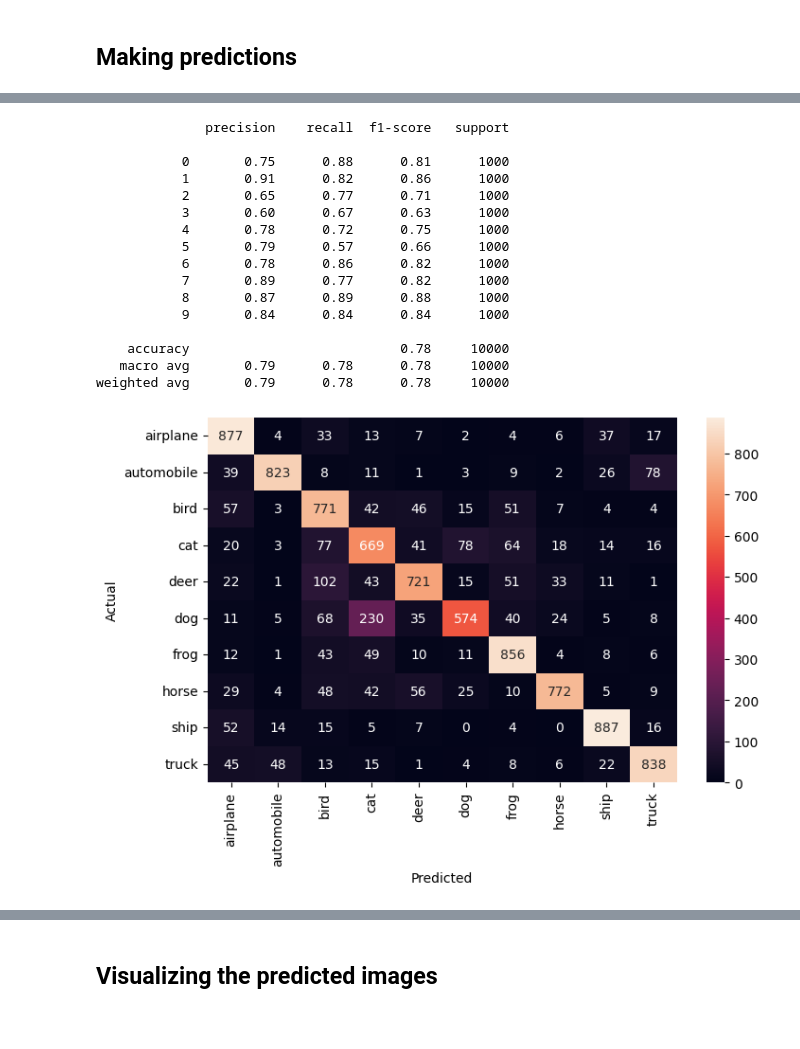
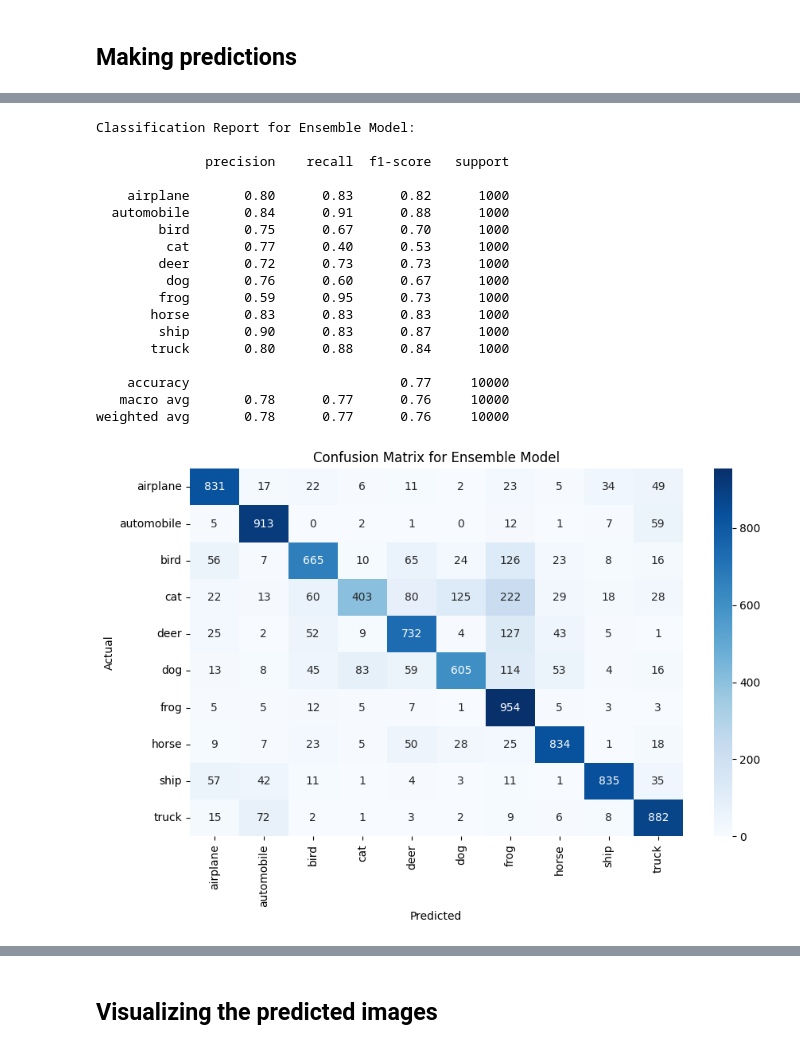
Before and after one commit to arashshams/Deep-Learning-CIFAR-Classifier, a Jupyter notebook: notebooks/CIFAR_10_Image_Classification.ipynb, the cells around one changed output, grey strips where cells are left out. Drawn from its saved outputs; the diff is of its cells as text; code cells hidden in the pictures.

```diff
--- a/notebooks/CIFAR_10_Image_Classification.ipynb
+++ b/notebooks/CIFAR_10_Image_Classification.ipynb
@@ -285,7 +285,7 @@ Let's now train the model for **10** epoch, which is a full pass through of the
 history_1 = model_1.fit(
     train_ds,
     validation_data=val_ds,
-    epochs=10,
+    epochs=15,
     verbose=2
 )
 # %% [output]
@@ -438,7 +435,7 @@ model_2.compile(
 history_2 = model_2.fit(
     train_ds,
     validation_data=val_ds,
-    epochs=10,
+    epochs=15,
     verbose=2
 )
 # %% [output]
@@ -820,10 +850,16 @@ In this final model, in whcih I applied transfer learning using **VGG16** as the
 # %%
-# Making predictions on the test data
-y_pred_test = model_4.predict(x_test_normalized)
+# Making predictions on the test data using all four models
+pred1 = model_1.predict(test_ds)
+pred2 = model_2.predict(test_ds)
+pred3 = model_3.predict(test_ds)
+pred4 = model_4.predict(test_ds)
 
-# Converting probabilities to class labels
-y_pred_test_classes = np.argmax(y_pred_test, axis = 1)
+# Simple soft voting: averaging probability distributions
+final_proba = (pred1 + pred2 + pred3 + pred4) / 4.0
+
+# Converting probabilities to predicted class labels
+final_pred_classes = np.argmax(final_proba, axis=1)
 
 # Calculating the probability of the predicted class
-y_pred_test_max_probas = np.max(y_pred_test, axis = 1)
+final_pred_max_probas = np.max(final_proba, axis=1)
 # %% [output]
@@ -831,40 +870,46 @@ y_pred_test_max_probas = np.max(y_pred_test, axis = 1)
 # %%
-# Importing required functions
-from sklearn.metrics import classification_report
 
-from sklearn.metrics import confusion_matrix
+from sklearn.metrics import classification_report, confusion_matrix
+
+# Ensemble true and predicted labels
+y_true = y_test_flat                     # true labels (1D integer array)
+y_pred = final_pred_classes              # ensemble predictions
 
 # Printing the classification report
-print(classification_report(y_test, y_pred_test_classes))
+print("Classification Report for Ensemble Model:\n")
+print(classification_report(y_true, y_pred, target_names=cifar10_classes))
 
-# Plotting the heatmap using confusion matrix
-cm = confusion_matrix(y_test, y_pred_test_classes)
+# Compute confusion matrix
+cm = confusion_matrix(y_true, y_pred)
 
-plt.figure(figsize = (8, 5))
-
-sns.heatmap(cm, annot = True,  fmt = '.0f', xticklabels = cifar10_classes, yticklabels = cifar10_classes)
+# Plot heatmap
+plt.figure(figsize=(10, 6))
+sns.heatmap(cm, annot=True, fmt='d',
+            xticklabels=cifar10_classes,
+            yticklabels=cifar10_classes,
+            cmap="Blues")
 
 plt.ylabel('Actual')
-
 plt.xlabel('Predicted')
-
-# Display the plot
+plt.title('Confusion Matrix for Ensemble Model')
 plt.show()
 # %% [output]
+Classification Report for Ensemble Model:
+
               precision    recall  f1-score   support
 
-           0       0.75      0.88      0.81      1000
-           1       0.91      0.82      0.86      1000
-           2       0.65      0.77      0.71      1000
-           3       0.60      0.67      0.63      1000
-           4       0.78      0.72      0.75      1000
-           5       0.79      0.57      0.66      1000
-           6       0.78      0.86      0.82      1000
-           7       0.89      0.77      0.82      1000
-           8       0.87      0.89      0.88      1000
-           9       0.84      0.84      0.84      1000
+    airplane       0.80      0.83      0.82      1000
+  automobile       0.84      0.91      0.88      1000
+        bird       0.75      0.67      0.70      1000
+         cat       0.77      0.40      0.53      1000
+        deer       0.72      0.73      0.73      1000
+         dog       0.76      0.60      0.67      1000
+        frog       0.59      0.95      0.73      1000
+       horse       0.83      0.83      0.83      1000
+        ship       0.90      0.83      0.87      1000
+       truck       0.80      0.88      0.84      1000
 
-    accuracy                           0.78     10000
-   macro avg       0.79      0.78      0.78     10000
-weighted avg       0.79      0.78      0.78     10000
+    accuracy                           0.77     10000
+   macro avg       0.78      0.77      0.76     10000
+weighted avg       0.78      0.77      0.76     10000
-[figure, old version]
+[figure, new version]
```
Also changed, not shown: parts of 31 cells of this notebook.
